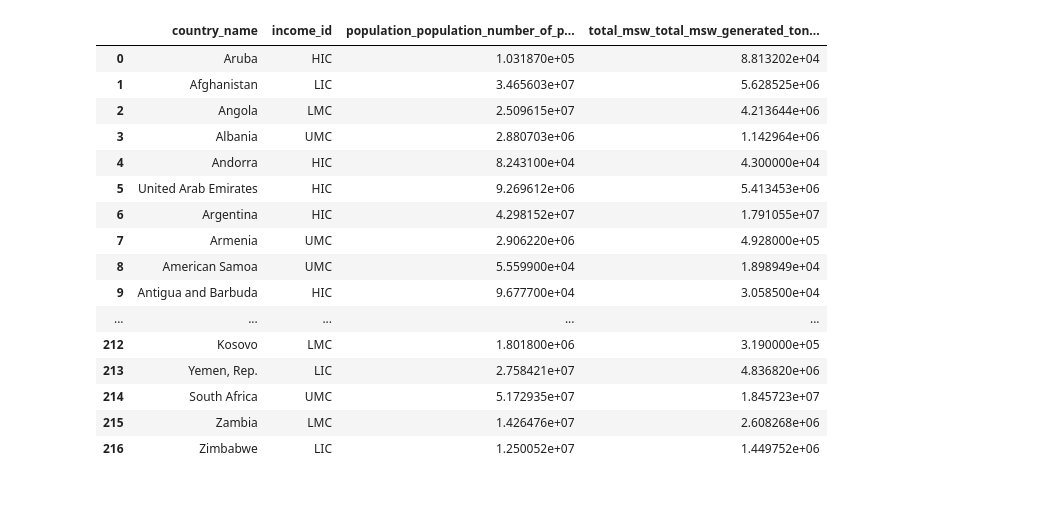
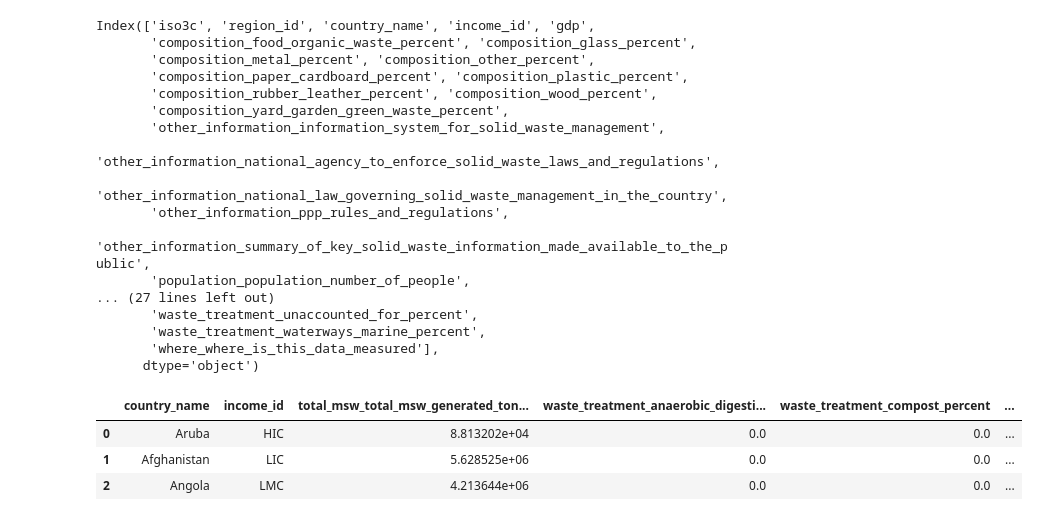
Before and after one commit to ShilpaMuralidhar/WasteManagement, a Jupyter notebook: Data_Science/Untitled.ipynb, the cells around one changed output. Saved outputs shown, nothing was run; the diff lists cells and outputs as text; code cells hidden in the pictures; blank space fills up the shorter version.

```diff
--- a/Data_Science/Untitled.ipynb
+++ b/Data_Science/Untitled.ipynb
@@ -10,32 +10,47 @@ sns.set()
 pd.set_option('display.max_rows', None)
 country_data = "/Users/shilpa/Desktop/Boringppl_project/WasteManagement/Data/country_level_data_0.csv"
 country_data_df = pd.read_csv(country_data, encoding = 'utf-8')
-#
+country_data_df.columns
+# %% [output]
+Index(['iso3c', 'region_id', 'country_name', 'income_id', 'gdp',
+       'composition_food_organic_waste_percent', 'composition_glass_percent',
+       'composition_metal_percent', 'composition_other_percent',
+       'composition_paper_cardboard_percent', 'composition_plastic_percent',
+       'composition_rubber_leather_percent', 'composition_wood_percent',
+       'composition_yard_garden_green_waste_percent',
+       'other_information_information_system_for_solid_waste_management',
+       'other_information_national_agency_to_enforce_solid_waste_laws_and_regulations',
+       'other_information_national_law_governing_solid_waste_management_in_the_country',
+       'other_information_ppp_rules_and_regulations',
+       'other_information_summary_of_key_solid_waste_information_made_available_to_the_public',
+       'population_population_number_of_people',
+... (27 lines left out)
+       'waste_treatment_unaccounted_for_percent',
+       'waste_treatment_waterways_marine_percent',
+       'where_where_is_this_data_measured'],
+      dtype='object')
 # %%
-df_raw = country_data_df[['country_name',
-                       'income_id',
-                       #'gdp',
-                       'population_population_number_of_people',
-                       'total_msw_total_msw_generated_tons_year']]
-df_raw.fillna(0).set_index('country_name').drop_duplicates()
-df_nan = df_raw.dropna(subset = ['country_name'], axis=0, how='all')
-df = df_nan.dropna(subset = ['total_msw_total_msw_generated_tons_year'], axis=0, how='all')
-df
+Treat = country_data_df[['country_name',
+                             'income_id',
+                             'total_msw_total_msw_generated_tons_year',
+                       'waste_treatment_anaerobic_digestion_percent',
+                       'waste_treatment_compost_percent',
+                       'waste_treatment_controlled_landfill_percent',
+                       'waste_treatment_incineration_percent',
+                       'waste_treatment_landfill_unspecified_percent',
+                       'waste_treatment_open_dump_percent',
+                       'waste_treatment_other_percent',
+                       'waste_treatment_recycling_percent',
+                       'waste_treatment_sanitary_landfill_landfill_gas_system_percent',
+                       'waste_treatment_unaccounted_for_percent',
+                       'waste_treatment_waterways_marine_percent']]
+Treat.fillna(0).set_index('country_name')
+
+df_nan = Treat.dropna(subset = ['country_name'], axis=0, how='all')
+Treatment = df_nan.dropna(subset = ['total_msw_total_msw_generated_tons_year'], axis=0, how='all')
+Treatment.fillna(0).head(3)
 # %% [output]
-|  | country_name | income_id | population_population_number_of_p... | total_msw_total_msw_generated_ton... |
-| 0 | Aruba | HIC | 1.031870e+05 | 8.813202e+04 |
-| 1 | Afghanistan | LIC | 3.465603e+07 | 5.628525e+06 |
-| 2 | Angola | LMC | 2.509615e+07 | 4.213644e+06 |
-| 3 | Albania | UMC | 2.880703e+06 | 1.142964e+06 |
-| 4 | Andorra | HIC | 8.243100e+04 | 4.300000e+04 |
-| 5 | United Arab Emirates | HIC | 9.269612e+06 | 5.413453e+06 |
-| 6 | Argentina | HIC | 4.298152e+07 | 1.791055e+07 |
-| 7 | Armenia | UMC | 2.906220e+06 | 4.928000e+05 |
-| 8 | American Samoa | UMC | 5.559900e+04 | 1.898949e+04 |
-| 9 | Antigua and Barbuda | HIC | 9.677700e+04 | 3.058500e+04 |
-| ... | ... | ... | ... | ... |
-| 212 | Kosovo | LMC | 1.801800e+06 | 3.190000e+05 |
-| 213 | Yemen, Rep. | LIC | 2.758421e+07 | 4.836820e+06 |
-| 214 | South Africa | UMC | 5.172935e+07 | 1.845723e+07 |
-| 215 | Zambia | LMC | 1.426476e+07 | 2.608268e+06 |
-| 216 | Zimbabwe | LIC | 1.250052e+07 | 1.449752e+06 |
+|  | country_name | income_id | total_msw_total_msw_generated_ton... | waste_treatment_anaerobic_digesti... | waste_treatment_compost_percent | ... |
+| 0 | Aruba | HIC | 8.813202e+04 | 0.0 | 0.0 | ... |
+| 1 | Afghanistan | LIC | 5.628525e+06 | 0.0 | 0.0 | ... |
+| 2 | Angola | LMC | 4.213644e+06 | 0.0 | 0.0 | ... |
```
Also changed, not shown: parts of 19 cells of this notebook, 12 other files.
